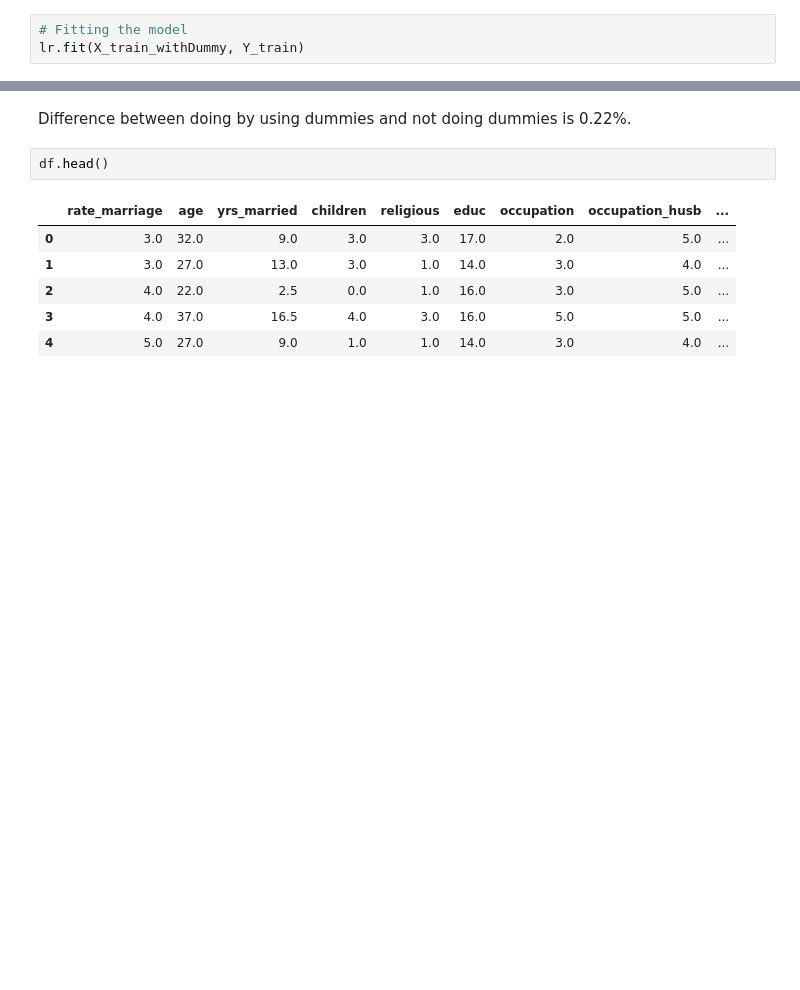
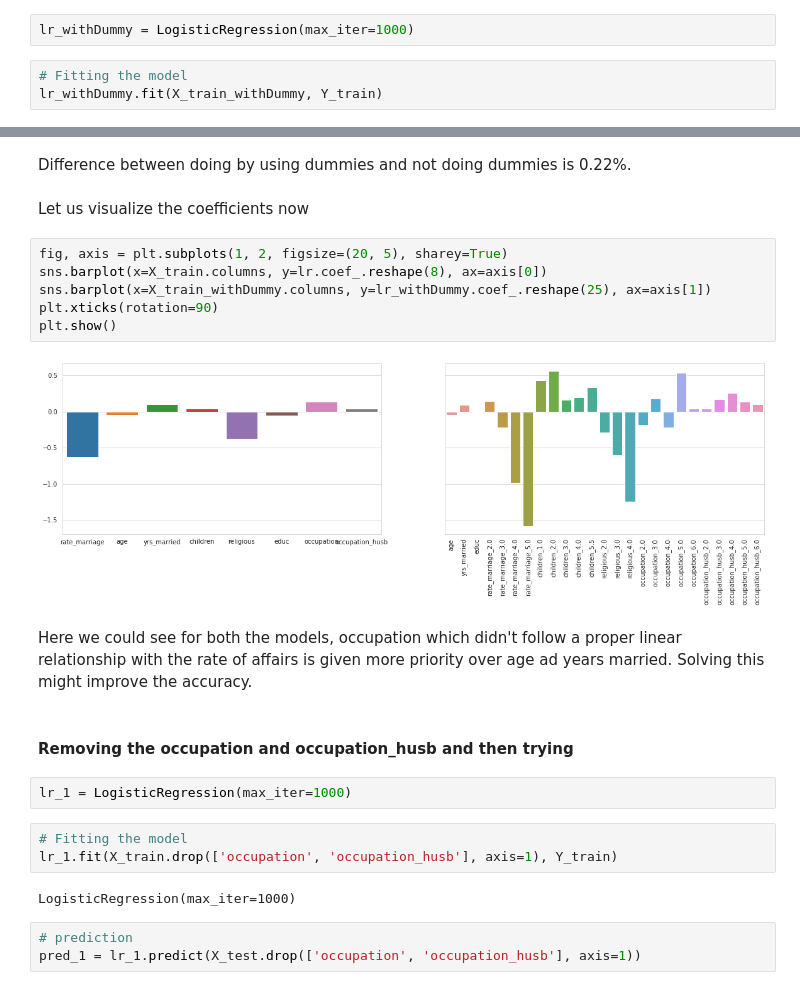
Before and after one commit to albinjohn366/DataScience_Tutorials, a Jupyter notebook: Logistic_Regression.ipynb, the cells around one changed output, grey strips where cells are left out. Drawn from its saved outputs; the diff is of its cells as text; blank space fills up the shorter version.

```diff
--- a/Logistic_Regression.ipynb
+++ b/Logistic_Regression.ipynb
@@ -212,8 +212,10 @@ accuracy_score(pred, Y_test)
 # %% [markdown]
 ### **With Dummies**
+# %%
+lr_withDummy = LogisticRegression(max_iter=1000)
 # %%
 # Fitting the model
-lr.fit(X_train_withDummy, Y_train)
+lr_withDummy.fit(X_train_withDummy, Y_train)
 # %% [output]
 LogisticRegression(max_iter=1000)
 # %%
@@ -230,11 +232,26 @@ accuracy_score(pred_withDummy, Y_test)
 # %% [markdown]
 Difference between doing by using dummies and not doing dummies is 0.22%.
-# %%
-df.head()
-# %% [output]
-|  | rate_marriage | age | yrs_married | children | religious | educ | occupation | occupation_husb | ... |
-| 0 | 3.0 | 32.0 | 9.0 | 3.0 | 3.0 | 17.0 | 2.0 | 5.0 | ... |
-| 1 | 3.0 | 27.0 | 13.0 | 3.0 | 1.0 | 14.0 | 3.0 | 4.0 | ... |
-| 2 | 4.0 | 22.0 | 2.5 | 0.0 | 1.0 | 16.0 | 3.0 | 5.0 | ... |
-| 3 | 4.0 | 37.0 | 16.5 | 4.0 | 3.0 | 16.0 | 5.0 | 5.0 | ... |
-| 4 | 5.0 | 27.0 | 9.0 | 1.0 | 1.0 | 14.0 | 3.0 | 4.0 | ... |
+# %% [markdown]
+Let us visualize the coefficients now
+# %%
+fig, axis = plt.subplots(1, 2, figsize=(20, 5), sharey=True)
+sns.barplot(x=X_train.columns, y=lr.coef_.reshape(8), ax=axis[0])
+sns.barplot(x=X_train_withDummy.columns, y=lr_withDummy.coef_.reshape(25), ax=axis[1])
+plt.xticks(rotation=90)
+plt.show()
+# %% [output]
+[figure, added]
+# %% [markdown]
+Here we could see for both the models, occupation which didn't follow a proper linear relationship with the rate of affairs is given more priority over age ad years married. Solving this might improve the accuracy.
+# %% [markdown]
+#### **Removing the occupation and occupation_husb and then trying**
+# %%
+lr_1 = LogisticRegression(max_iter=1000)
+# %%
+# Fitting the model
+lr_1.fit(X_train.drop(['occupation', 'occupation_husb'], axis=1), Y_train)
+# %% [output]
+LogisticRegression(max_iter=1000)
+# %%
+# prediction
+pred_1 = lr_1.predict(X_test.drop(['occupation', 'occupation_husb'], axis=1))
```
Also changed, not shown: parts of 8 cells of this notebook.
